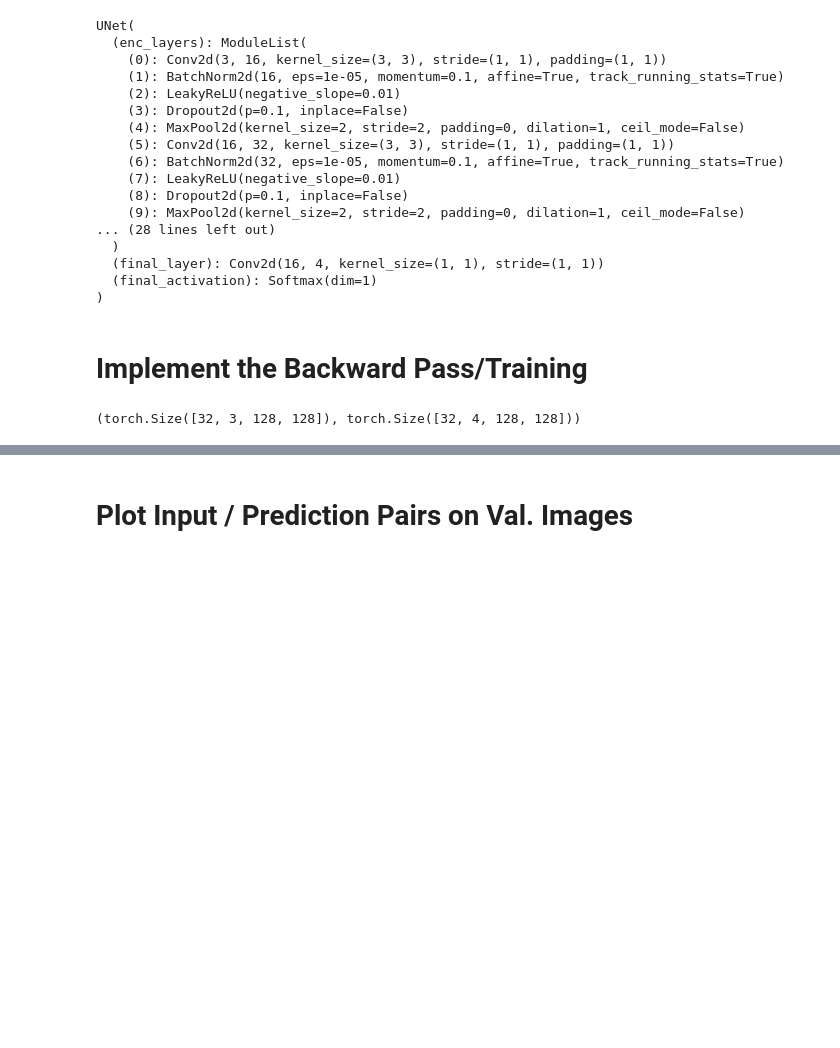
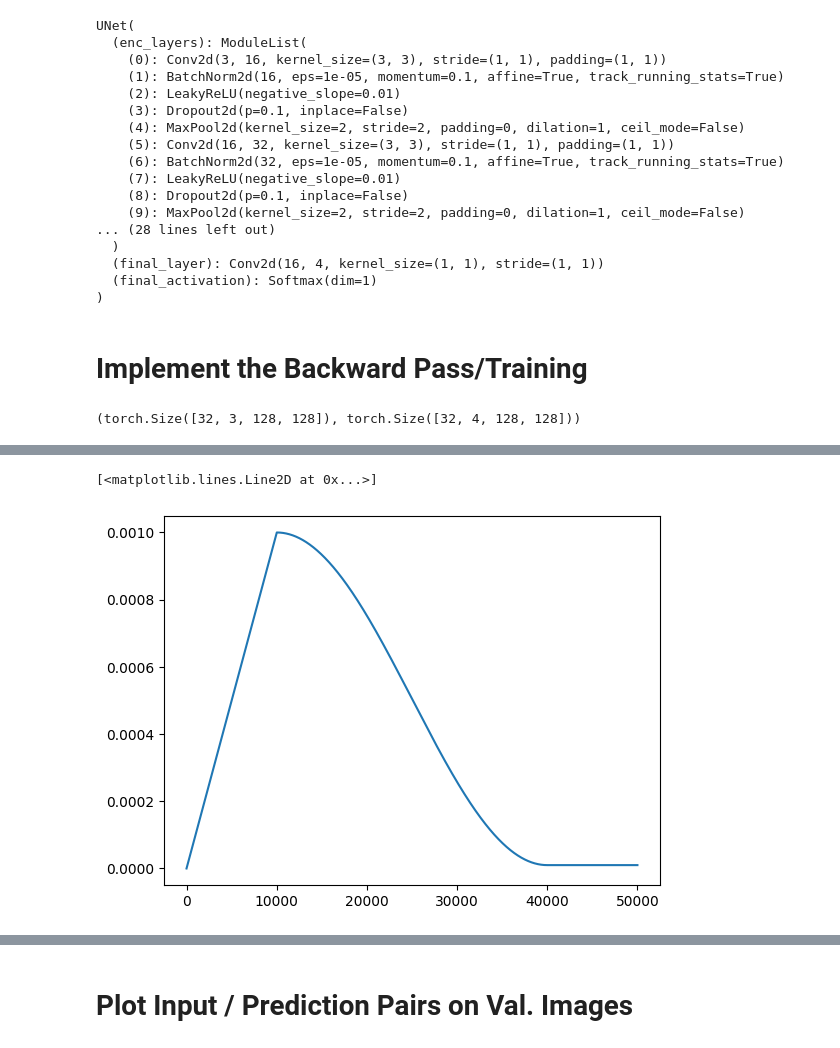
Before and after one commit to pikruse/pennycress-unet, a Jupyter notebook: notebooks/multiclass_segmentation.ipynb, the cells around one changed output, grey strips where cells are left out. Drawn from its saved outputs; the diff is of its cells as text; code cells hidden in the pictures; blank space fills up the shorter version.

```diff
--- a/notebooks/multiclass_segmentation.ipynb
+++ b/notebooks/multiclass_segmentation.ipynb
@@ -618,0 +501,32 @@ KeyboardInterrupt:
+# %%
+# learning rate schedule options
+warmup_iters = 10000 # number of iterations to reach max learning rate
+lr_decay_iters = 30000 # number of iterations to reach min learning rate
+max_lr = 1e-3
+min_lr = 1e-5
+max_iters = 100000 # total number of iterations to train
+
+# learning rate decay scheduler (cosine with warmup) -- Thanks Andrej Karpathy
+def get_lr(it):
+    # 1) linear warmup for warmup_iters steps
+    if it < warmup_iters:
+        return max_lr * it / warmup_iters
+
+    # 2) if it > lr_decay_iters, return min learning rate
+
+    if it > lr_decay_iters + warmup_iters:
+        return min_lr
+
+    # 3) in between, use cosine decay down to min learning rate
+    decay_ratio = (it - warmup_iters) / (lr_decay_iters)
+    assert 0 <= decay_ratio <= 1
+    coeff = 0.5 * (1.0 + math.cos(math.pi * decay_ratio)) # coeff ranges 0..1
+    return min_lr + coeff * (max_lr - min_lr)
+
+iters = np.arange(0, 50000)
+lrs = [get_lr(i) for i in iters]
+
+plt.plot(iters, lrs)
+# %% [output]
+[<matplotlib.lines.Line2D at 0x...>]
+[figure, added]
```
Also changed, not shown: parts of 9 cells of this notebook, 2 other files.
